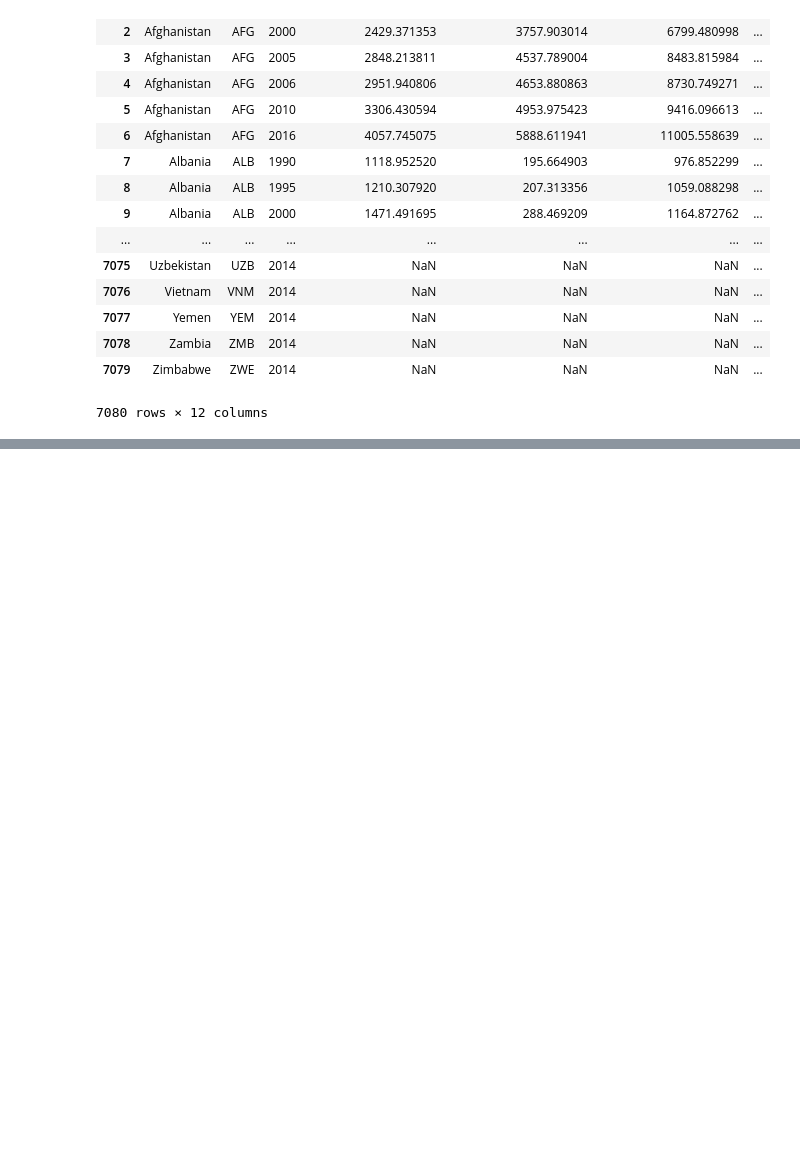
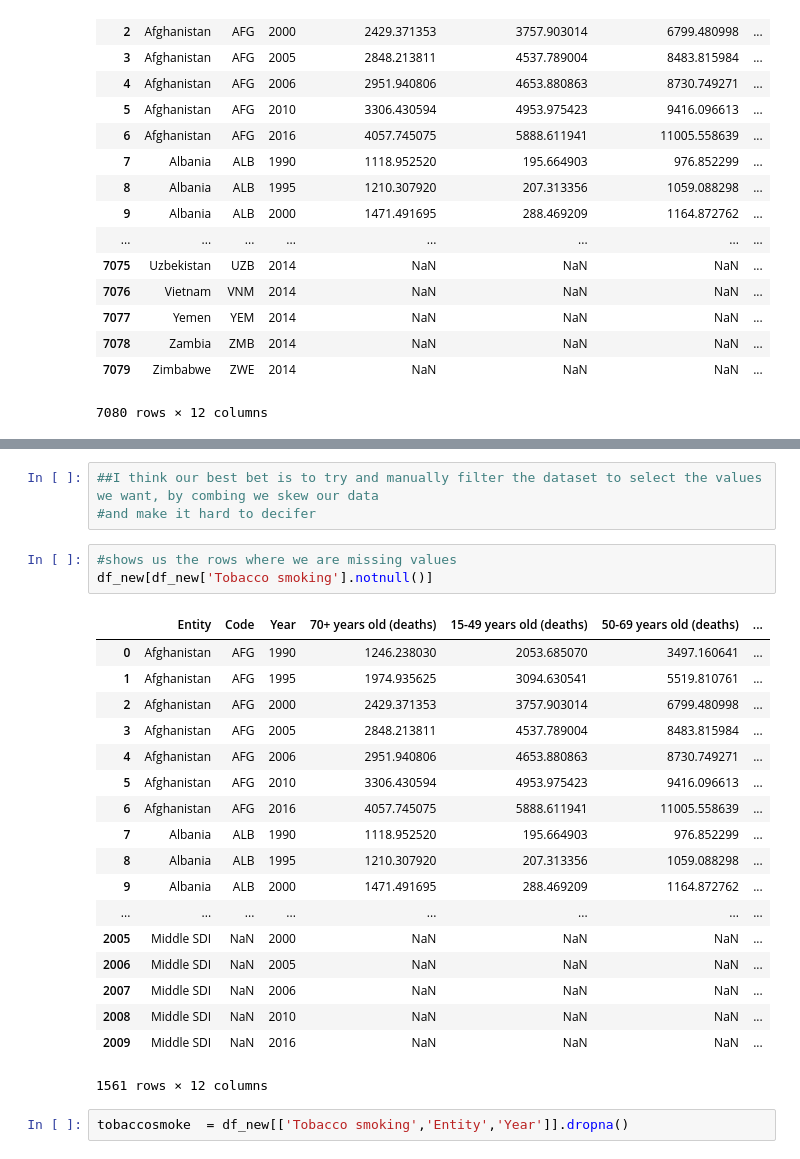
Before and after one commit to nradich/Project-1, a Jupyter notebook: tobacco/Tobacco Use.ipynb, the cells around one changed output, grey strips where cells are left out. Saved outputs shown, nothing was run; the diff lists cells and outputs as text; blank space fills up the shorter version.

```diff
--- a/tobacco/Tobacco Use.ipynb
+++ b/tobacco/Tobacco Use.ipynb
@@ -71,0 +111,27 @@ df_new
+# %%
+##I think our best bet is to try and manually filter the dataset to select the values we want, by combing we skew our data
+#and make it hard to decifer
+# %%
+#shows us the rows where we are missing values
+df_new[df_new['Tobacco smoking'].notnull()]
+# %% [output]
+|  | Entity | Code | Year | 70+ years old (deaths) | 15-49 years old (deaths) | 50-69 years old (deaths) | ... |
+| 0 | Afghanistan | AFG | 1990 | 1246.238030 | 2053.685070 | 3497.160641 | ... |
+| 1 | Afghanistan | AFG | 1995 | 1974.935625 | 3094.630541 | 5519.810761 | ... |
+| 2 | Afghanistan | AFG | 2000 | 2429.371353 | 3757.903014 | 6799.480998 | ... |
+| 3 | Afghanistan | AFG | 2005 | 2848.213811 | 4537.789004 | 8483.815984 | ... |
+| 4 | Afghanistan | AFG | 2006 | 2951.940806 | 4653.880863 | 8730.749271 | ... |
+| 5 | Afghanistan | AFG | 2010 | 3306.430594 | 4953.975423 | 9416.096613 | ... |
+| 6 | Afghanistan | AFG | 2016 | 4057.745075 | 5888.611941 | 11005.558639 | ... |
+| 7 | Albania | ALB | 1990 | 1118.952520 | 195.664903 | 976.852299 | ... |
+| 8 | Albania | ALB | 1995 | 1210.307920 | 207.313356 | 1059.088298 | ... |
+| 9 | Albania | ALB | 2000 | 1471.491695 | 288.469209 | 1164.872762 | ... |
+| ... | ... | ... | ... | ... | ... | ... | ... |
+| 2005 | Middle SDI | NaN | 2000 | NaN | NaN | NaN | ... |
+| 2006 | Middle SDI | NaN | 2005 | NaN | NaN | NaN | ... |
+| 2007 | Middle SDI | NaN | 2006 | NaN | NaN | NaN | ... |
+| 2008 | Middle SDI | NaN | 2010 | NaN | NaN | NaN | ... |
+| 2009 | Middle SDI | NaN | 2016 | NaN | NaN | NaN | ... |
+1561 rows × 12 columns
+# %%
+tobaccosmoke  = df_new[['Tobacco smoking','Entity','Year']].dropna()
```
Also changed, not shown: parts of 11 cells of this notebook.
